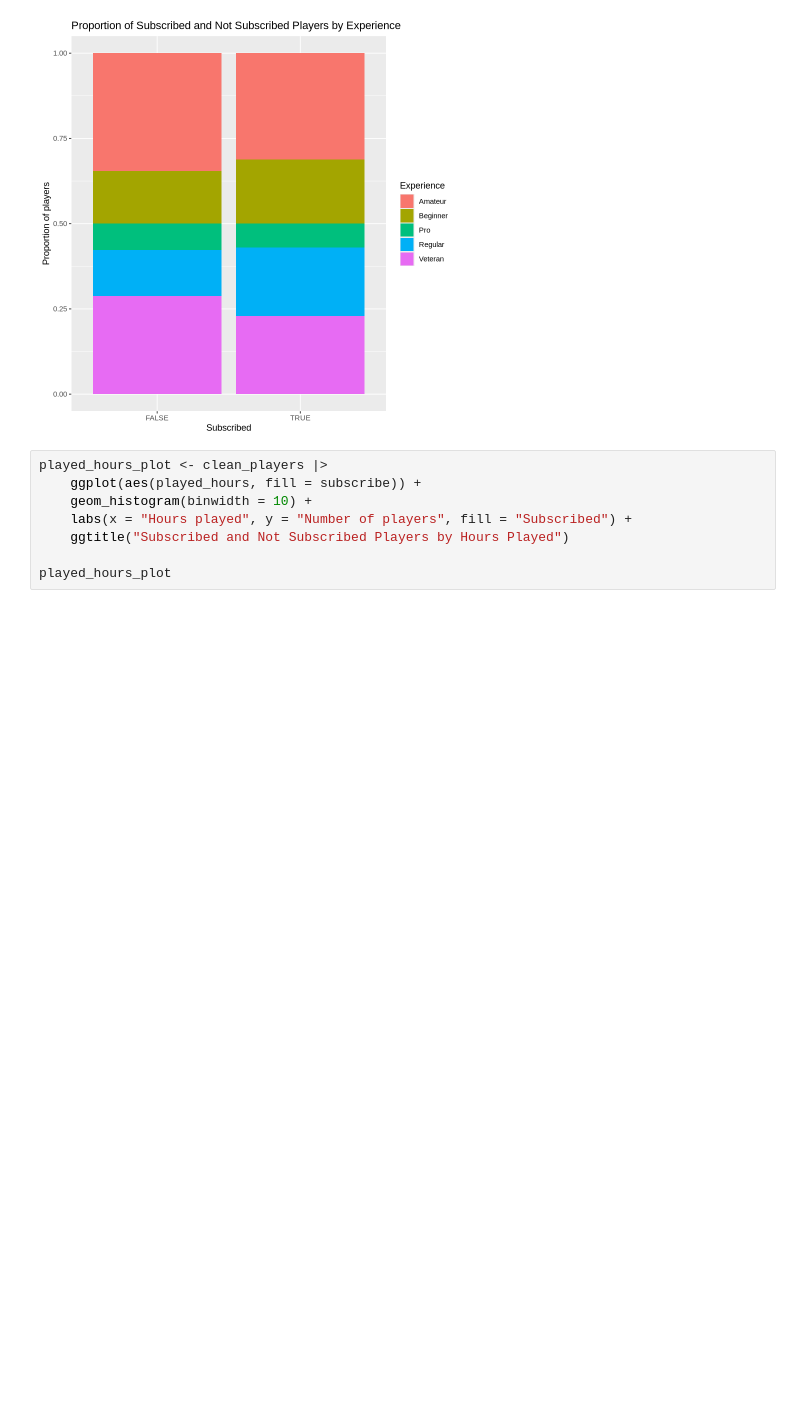
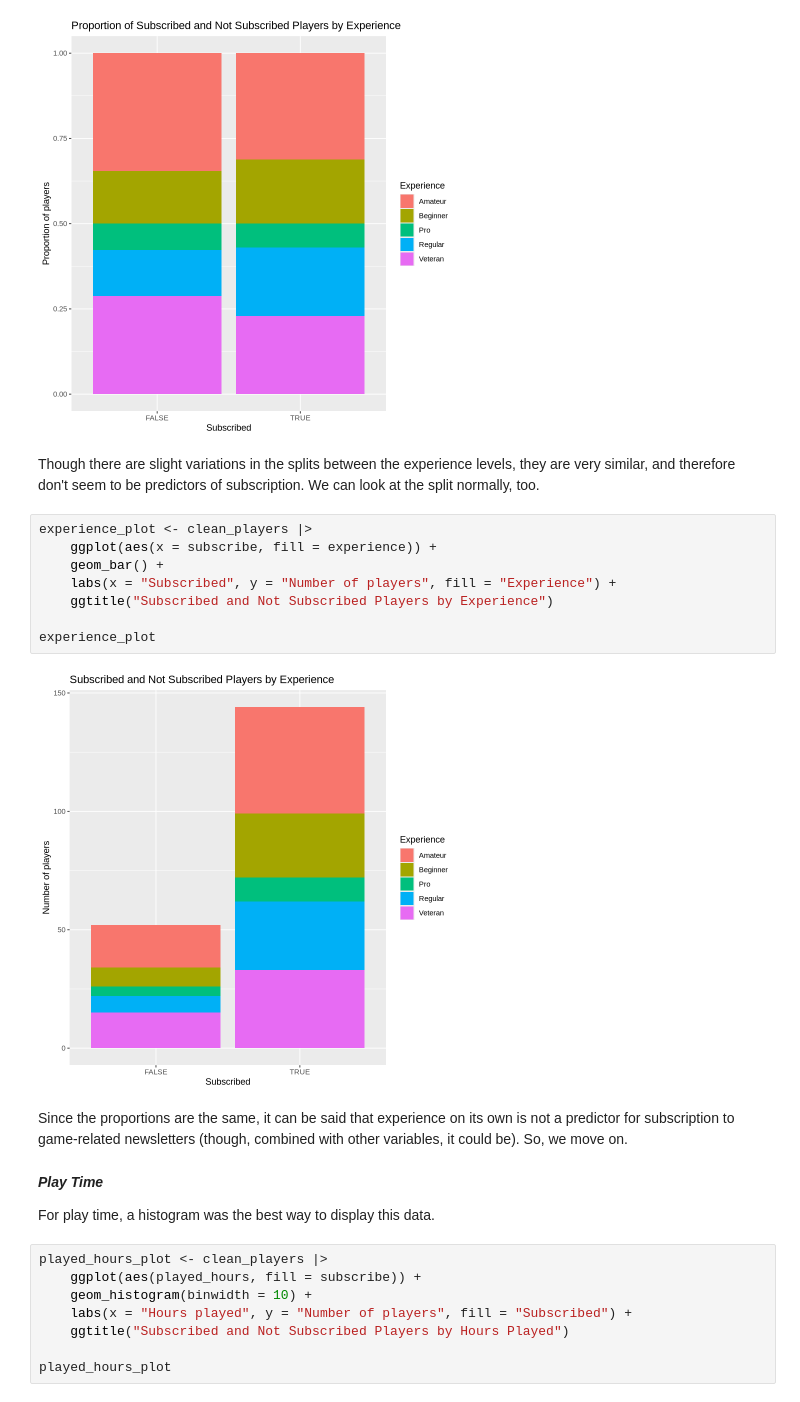
Before and after one commit to vshao01/project_report, a Jupyter notebook: minecraft_research.ipynb, the cells around one changed output. Cells and saved outputs as stored; diff of their text form; blank space fills up the shorter version.

```diff
--- a/minecraft_research.ipynb
+++ b/minecraft_research.ipynb
@@ -181,6 +149,24 @@ experience_plot <- clean_players |>
 experience_plot
 # %% [output]
 [figure]
+# %% [markdown]
+Though there are slight variations in the splits between the experience levels, they are very similar, and therefore don't seem to be predictors of subscription. We can look at the split normally, too.
+# %%
+experience_plot <- clean_players |>
+    ggplot(aes(x = subscribe, fill = experience)) +
+    geom_bar() +
+    labs(x = "Subscribed", y = "Number of players", fill = "Experience") +
+    ggtitle("Subscribed and Not Subscribed Players by Experience")
+
+experience_plot
+# %% [output]
+[figure, added]
+# %% [markdown]
+Since the proportions are the same, it can be said that experience on its own is not a predictor for subscription to game-related newsletters (though, combined with other variables, it could be). So, we move on.
+# %% [markdown]
+***Play Time***
+
+For play time, a histogram was the best way to display this data.
 # %%
 played_hours_plot <- clean_players |>
     ggplot(aes(played_hours, fill = subscribe)) +
```
Also changed, not shown: parts of 25 cells of this notebook.
